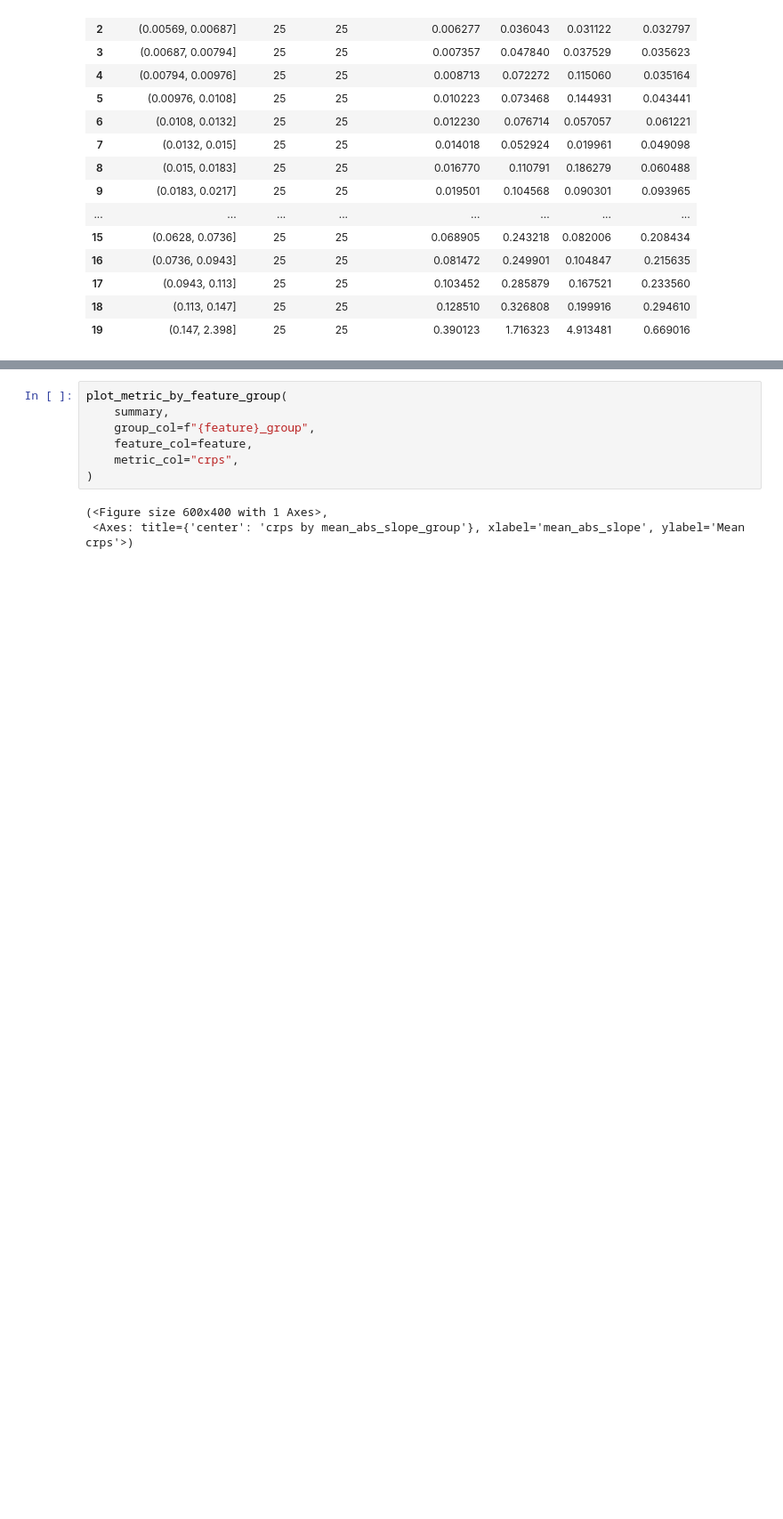
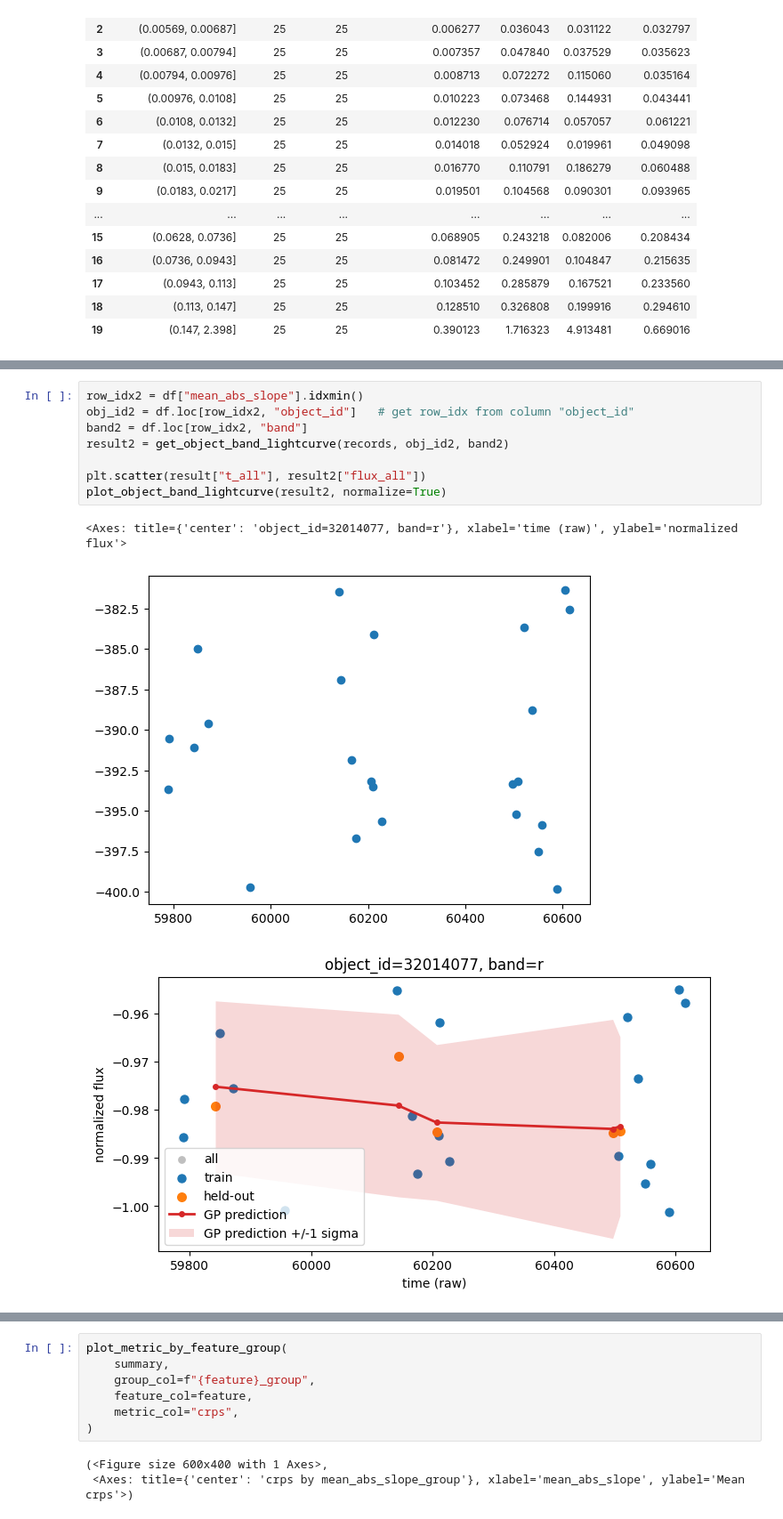
Before and after one commit to xinyi-BPC/multiband-gp, a Jupyter notebook: feature_based_analysis.ipynb, the cells around one changed output, grey strips where cells are left out. Shown at 89% size. Saved outputs shown, nothing was run; the diff lists cells and outputs as text; blank space fills up the shorter version.

```diff
--- a/feature_based_analysis.ipynb
+++ b/feature_based_analysis.ipynb
@@ -286,0 +329,12 @@ summary[[
+# %%
+row_idx2 = df["mean_abs_slope"].idxmin()
+obj_id2 = df.loc[row_idx2, "object_id"]   # get row_idx from column "object_id"
+band2 = df.loc[row_idx2, "band"]
+result2 = get_object_band_lightcurve(records, obj_id2, band2)
+
+plt.scatter(result["t_all"], result2["flux_all"])
+plot_object_band_lightcurve(result2, normalize=True)
+# %% [output]
+<Axes: title={'center': 'object_id=32014077, band=r'}, xlabel='time (raw)', ylabel='normalized flux'>
+[figure, added]
+[figure, added]
```
Also changed, not shown: parts of 10 cells of this notebook, 3 other files.
